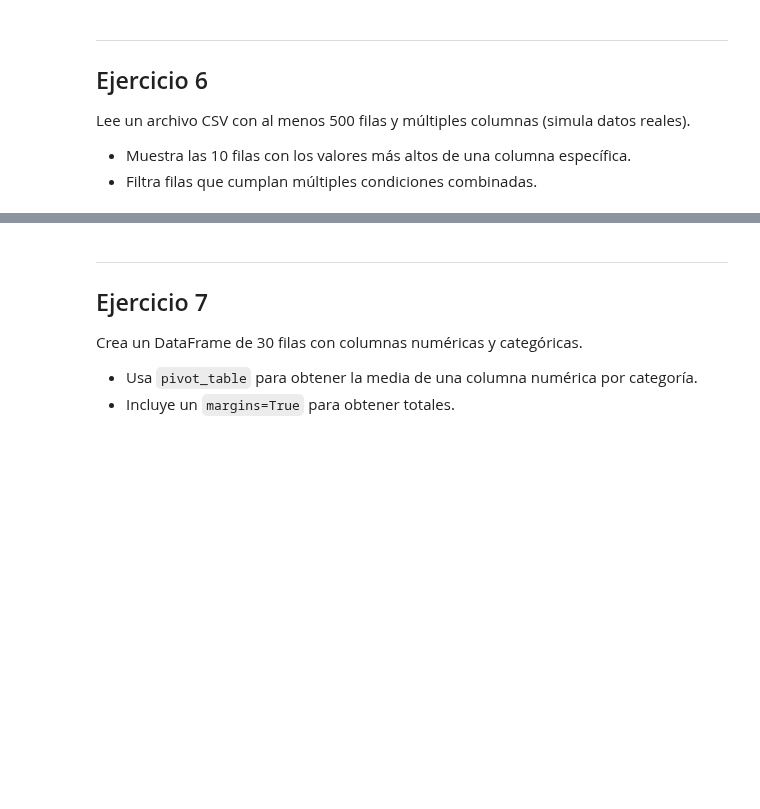
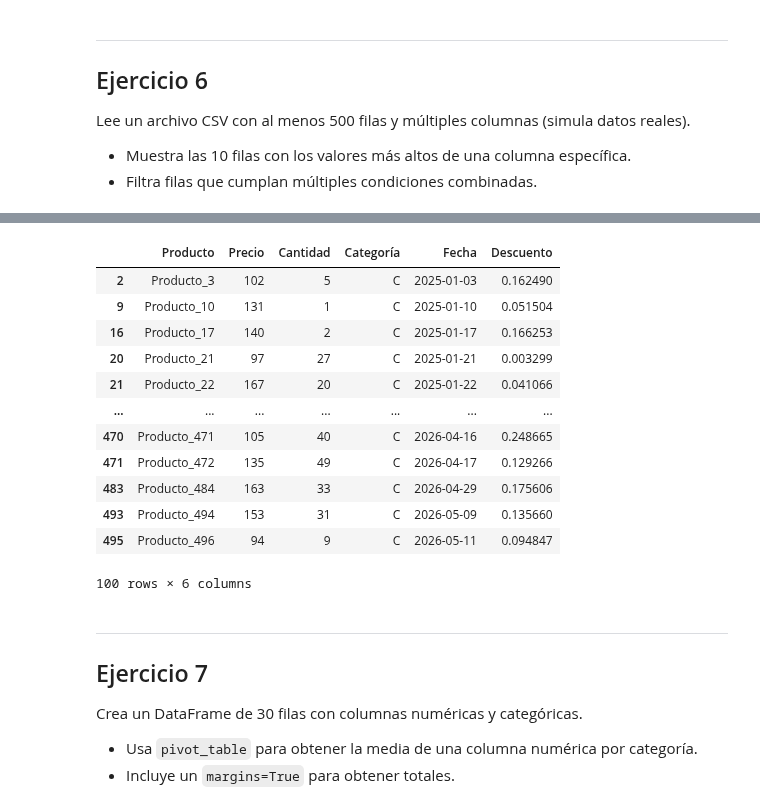
Before and after one commit to JavierPeraltaAzagra/Big-Data-e-IA, a Jupyter notebook: Programacion de IA/Pandas/Ejercicios intermedios Pandas/02-Pandas_Ejercicios_2.ipynb, the cells around one changed output, grey strips where cells are left out. Cells and saved outputs as stored; diff of their text form; code cells hidden in the pictures; blank space fills up the shorter version.

Commit message:
Avanzando pandas intermedio

```diff
--- a/Programacion de IA/Pandas/Ejercicios intermedios Pandas/02-Pandas_Ejercicios_2.ipynb
+++ b/Programacion de IA/Pandas/Ejercicios intermedios Pandas/02-Pandas_Ejercicios_2.ipynb
@@ -237,3 +225,6 @@ df
 Lee un archivo CSV con al menos 500 filas y múltiples columnas (simula datos reales).
 - Muestra las 10 filas con los valores más altos de una columna específica.
 - Filtra filas que cumplan múltiples condiciones combinadas.
+# %%
+df = pd.read_csv("datos_ejemplo_pandas.csv")
+df.sort_values("Cantidad", ascending= False).head(10)
@@ -240,3 +243,19 @@ Lee un archivo CSV con al menos 500 filas y múltiples columnas (simula datos re
+# %%
+df[(df["Precio"] > 70) & (df["Categoría"] == "C")]
+# %% [output]
+|  | Producto | Precio | Cantidad | Categoría | Fecha | Descuento |
+| 2 | Producto_3 | 102 | 5 | C | 2025-01-03 | 0.162490 |
+| 9 | Producto_10 | 131 | 1 | C | 2025-01-10 | 0.051504 |
+| 16 | Producto_17 | 140 | 2 | C | 2025-01-17 | 0.166253 |
+| 20 | Producto_21 | 97 | 27 | C | 2025-01-21 | 0.003299 |
+| 21 | Producto_22 | 167 | 20 | C | 2025-01-22 | 0.041066 |
+| ... | ... | ... | ... | ... | ... | ... |
+| 470 | Producto_471 | 105 | 40 | C | 2026-04-16 | 0.248665 |
+| 471 | Producto_472 | 135 | 49 | C | 2026-04-17 | 0.129266 |
+| 483 | Producto_484 | 163 | 33 | C | 2026-04-29 | 0.175606 |
+| 493 | Producto_494 | 153 | 31 | C | 2026-05-09 | 0.135660 |
+| 495 | Producto_496 | 94 | 9 | C | 2026-05-11 | 0.094847 |
+100 rows × 6 columns
 # %% [markdown]
 ---
 ## Ejercicio 7
```
Also changed, not shown: parts of 6 cells of this notebook.
